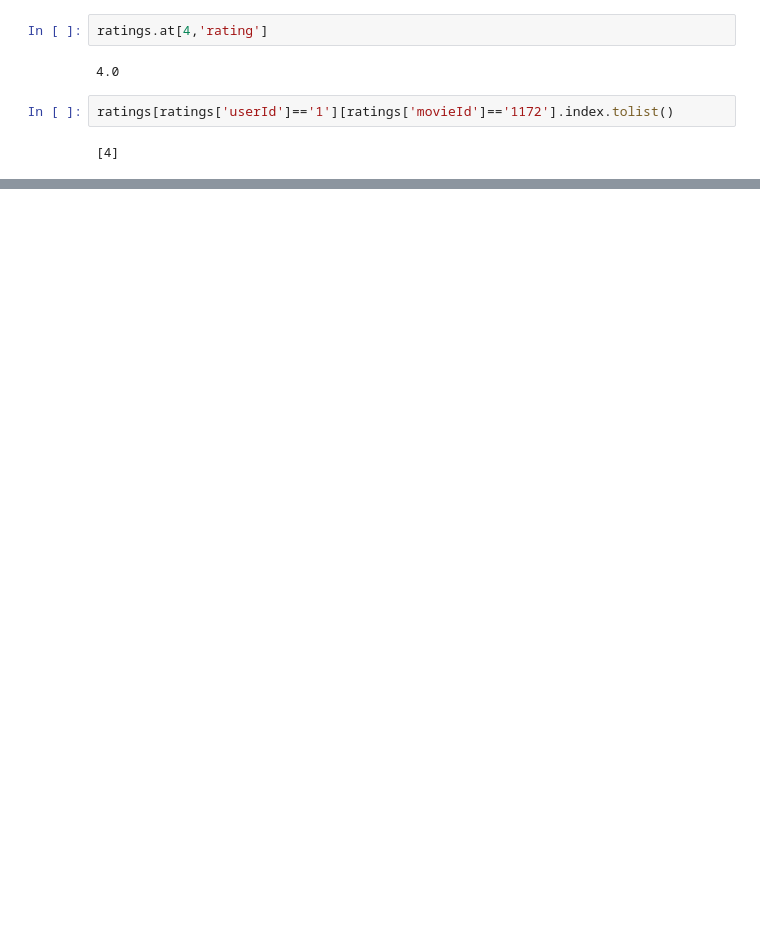
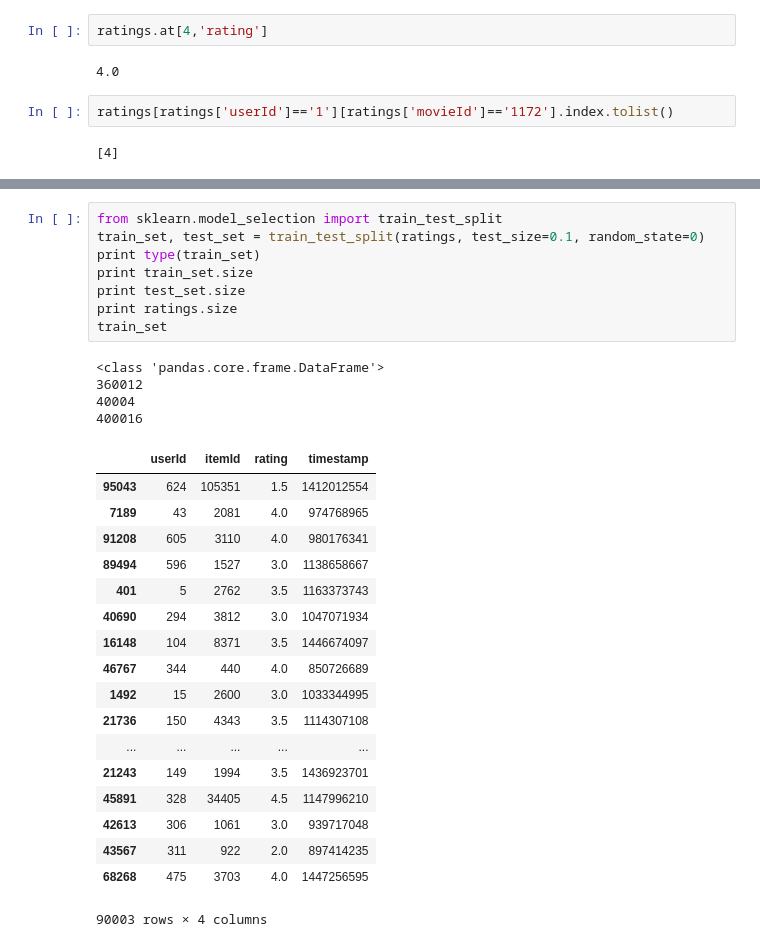
Before and after one commit to jerry-shijieli/RecommenderSystemPython, a Jupyter notebook: data/ml-latest-small/data_preprocessing.ipynb, the cells around one changed output, grey strips where cells are left out. Saved outputs shown, nothing was run; the diff lists cells and outputs as text; blank space fills up the shorter version.

```diff
--- a/data/ml-latest-small/data_preprocessing.ipynb
+++ b/data/ml-latest-small/data_preprocessing.ipynb
@@ -63,0 +80,31 @@ ratings.to_csv(savefile, index=False)
+# %%
+from sklearn.model_selection import train_test_split
+train_set, test_set = train_test_split(ratings, test_size=0.1, random_state=0)
+print type(train_set)
+print train_set.size
+print test_set.size
+print ratings.size
+train_set
+# %% [output]
+<class 'pandas.core.frame.DataFrame'>
+360012
+40004
+400016
+|  | userId | itemId | rating | timestamp |
+| 95043 | 624 | 105351 | 1.5 | 1412012554 |
+| 7189 | 43 | 2081 | 4.0 | 974768965 |
+| 91208 | 605 | 3110 | 4.0 | 980176341 |
+| 89494 | 596 | 1527 | 3.0 | 1138658667 |
+| 401 | 5 | 2762 | 3.5 | 1163373743 |
+| 40690 | 294 | 3812 | 3.0 | 1047071934 |
+| 16148 | 104 | 8371 | 3.5 | 1446674097 |
+| 46767 | 344 | 440 | 4.0 | 850726689 |
+| 1492 | 15 | 2600 | 3.0 | 1033344995 |
+| 21736 | 150 | 4343 | 3.5 | 1114307108 |
+| ... | ... | ... | ... | ... |
+| 21243 | 149 | 1994 | 3.5 | 1436923701 |
+| 45891 | 328 | 34405 | 4.5 | 1147996210 |
+| 42613 | 306 | 1061 | 3.0 | 939717048 |
+| 43567 | 311 | 922 | 2.0 | 897414235 |
+| 68268 | 475 | 3703 | 4.0 | 1447256595 |
+90003 rows × 4 columns
```
Also changed, not shown: parts of 13 cells of this notebook, 10 other files.
